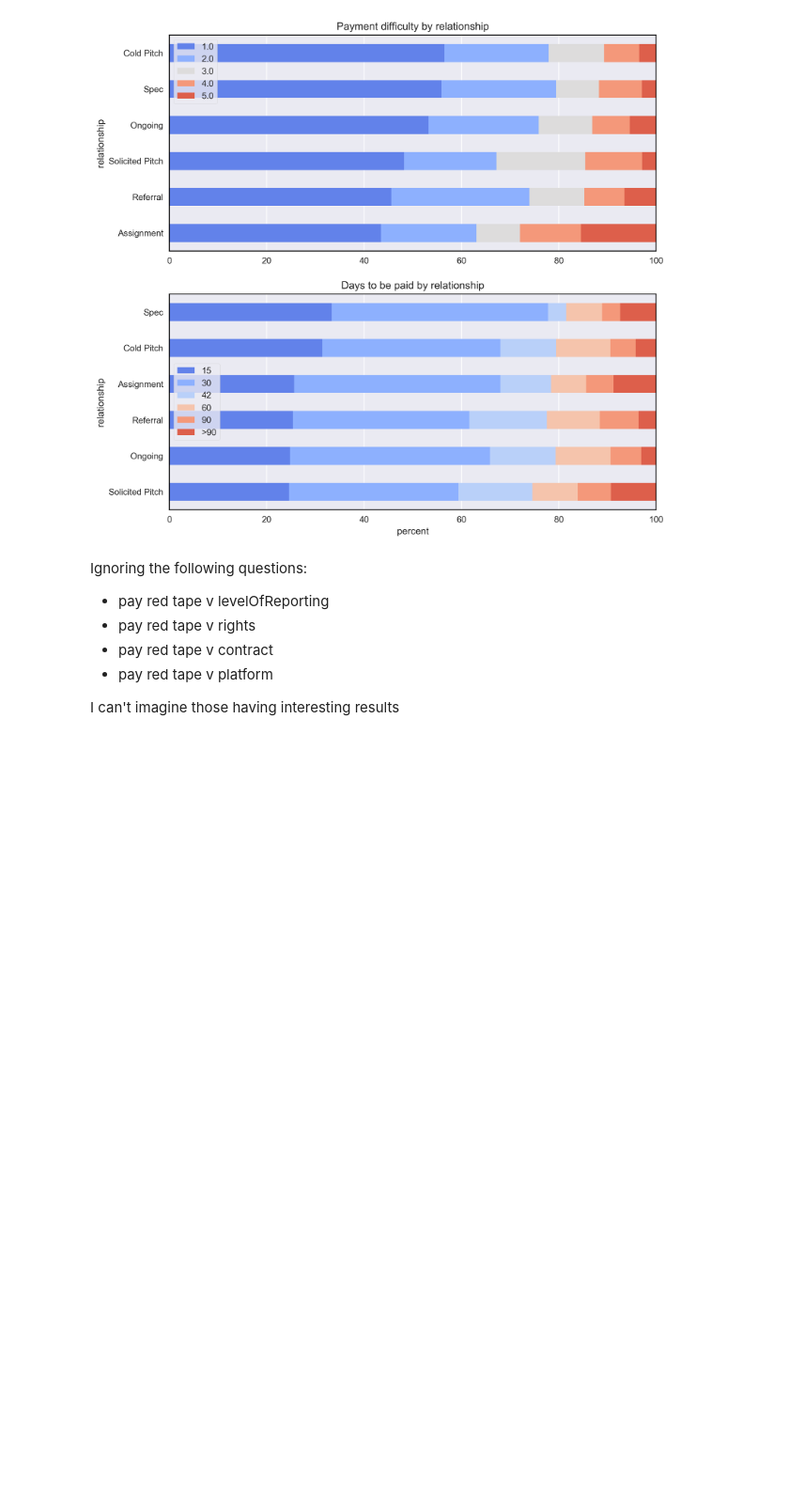
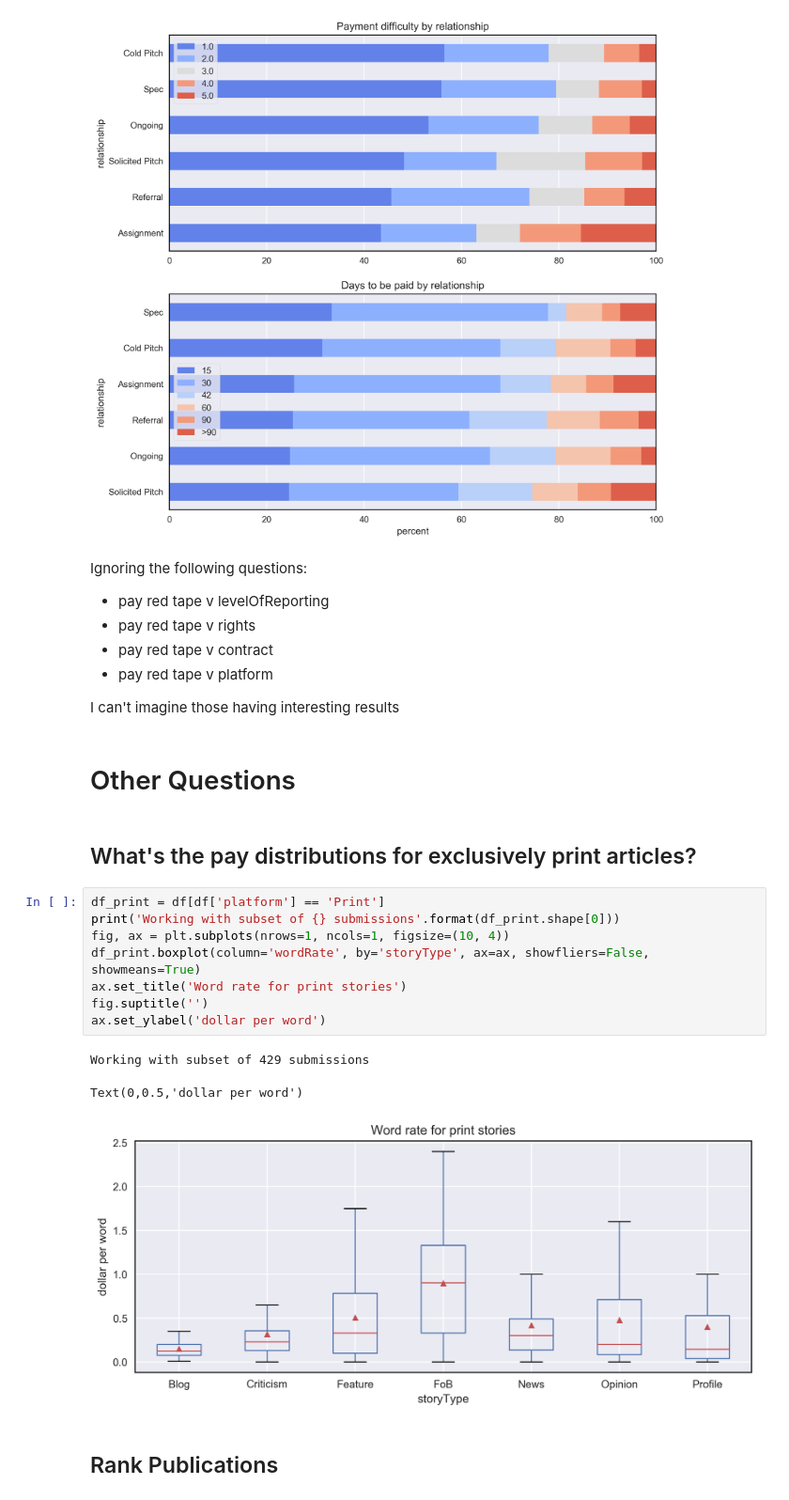
Before and after one commit to kmcelwee/WhoPaysWriters, a Jupyter notebook: Explore_Data.ipynb, the cells around one changed output. Shown at 94% size. Drawn from its saved outputs; the diff is of its cells as text; blank space fills up the shorter version.

```diff
--- a/Explore_Data.ipynb
+++ b/Explore_Data.ipynb
@@ -378,3 +377,21 @@ Ignoring the following questions:
 * pay red tape v platform
 
 I can't imagine those having interesting results
+# %% [markdown]
+# Other Questions
+# %% [markdown]
+## What's the pay distributions for exclusively print articles?
+# %%
+df_print = df[df['platform'] == 'Print']
+print('Working with subset of {} submissions'.format(df_print.shape[0]))
+fig, ax = plt.subplots(nrows=1, ncols=1, figsize=(10, 4))
+df_print.boxplot(column='wordRate', by='storyType', ax=ax, showfliers=False, showmeans=True)
+ax.set_title('Word rate for print stories')
+fig.suptitle('')
+ax.set_ylabel('dollar per word')
+# %% [output]
+Working with subset of 429 submissions
+Text(0,0.5,'dollar per word')
+[figure, added]
+# %% [markdown]
+## Rank Publications
```
Also changed, not shown: parts of 4 cells of this notebook, 1 other file.
